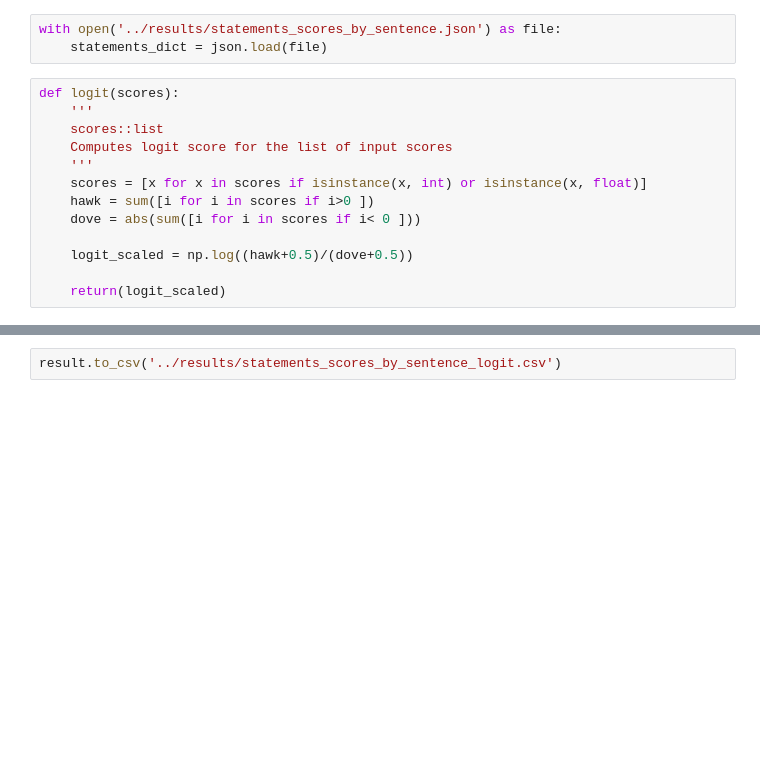
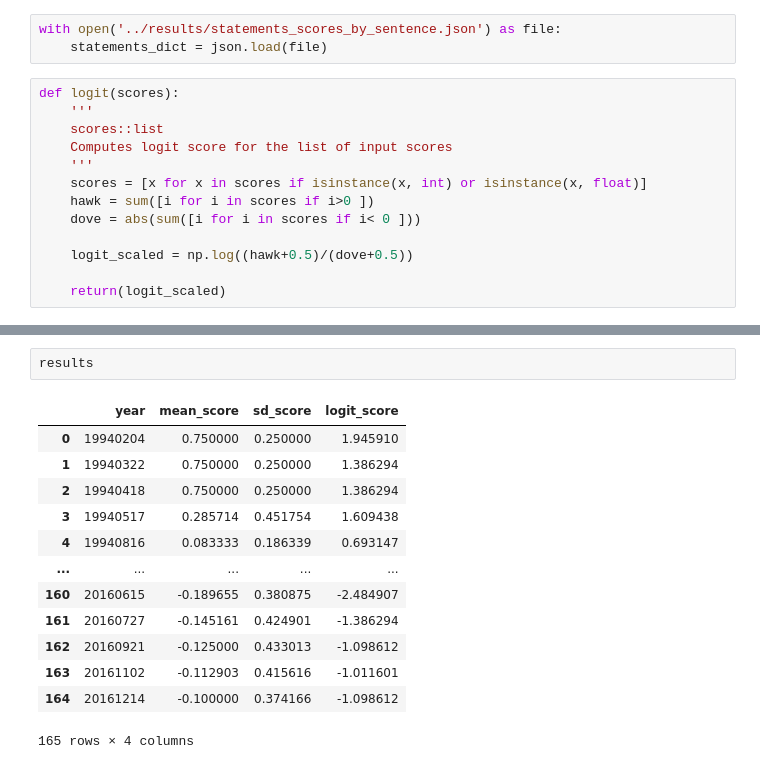
Before and after one commit to DenisPeskoff/FedNLP, a Jupyter notebook: src/statement_logit.ipynb, the cells around one changed output, grey strips where cells are left out. Drawn from its saved outputs; the diff is of its cells as text; blank space fills up the shorter version.

```diff
--- a/src/statement_logit.ipynb
+++ b/src/statement_logit.ipynb
@@ -29,2 +37,16 @@ result = pd.DataFrame(list(zip(year, score)), columns = ['year', 'score'])
-# %%
-result.to_csv('../results/statements_scores_by_sentence_logit.csv')
+# %%
+results
+# %% [output]
+|  | year | mean_score | sd_score | logit_score |
+| 0 | 19940204 | 0.750000 | 0.250000 | 1.945910 |
+| 1 | 19940322 | 0.750000 | 0.250000 | 1.386294 |
+| 2 | 19940418 | 0.750000 | 0.250000 | 1.386294 |
+| 3 | 19940517 | 0.285714 | 0.451754 | 1.609438 |
+| 4 | 19940816 | 0.083333 | 0.186339 | 0.693147 |
+| ... | ... | ... | ... | ... |
+| 160 | 20160615 | -0.189655 | 0.380875 | -2.484907 |
+| 161 | 20160727 | -0.145161 | 0.424901 | -1.386294 |
+| 162 | 20160921 | -0.125000 | 0.433013 | -1.098612 |
+| 163 | 20161102 | -0.112903 | 0.415616 | -1.011601 |
+| 164 | 20161214 | -0.100000 | 0.374166 | -1.098612 |
+165 rows × 4 columns
```
Also changed, not shown: parts of 4 cells of this notebook, 9 other files.
